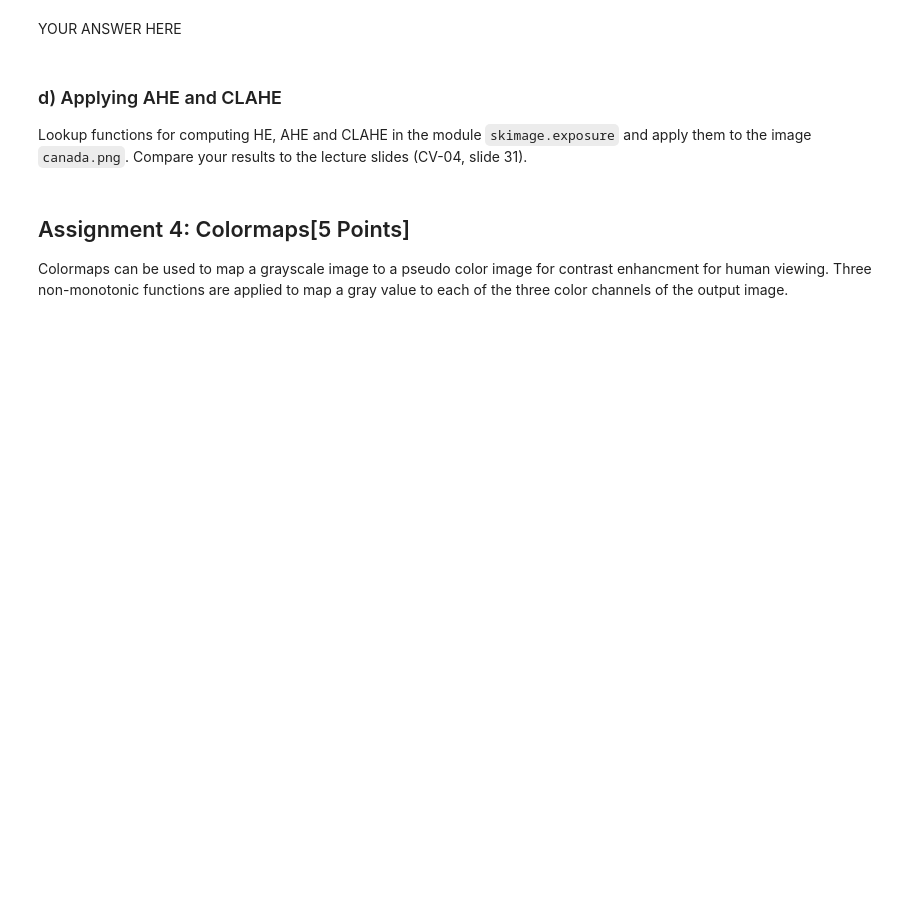
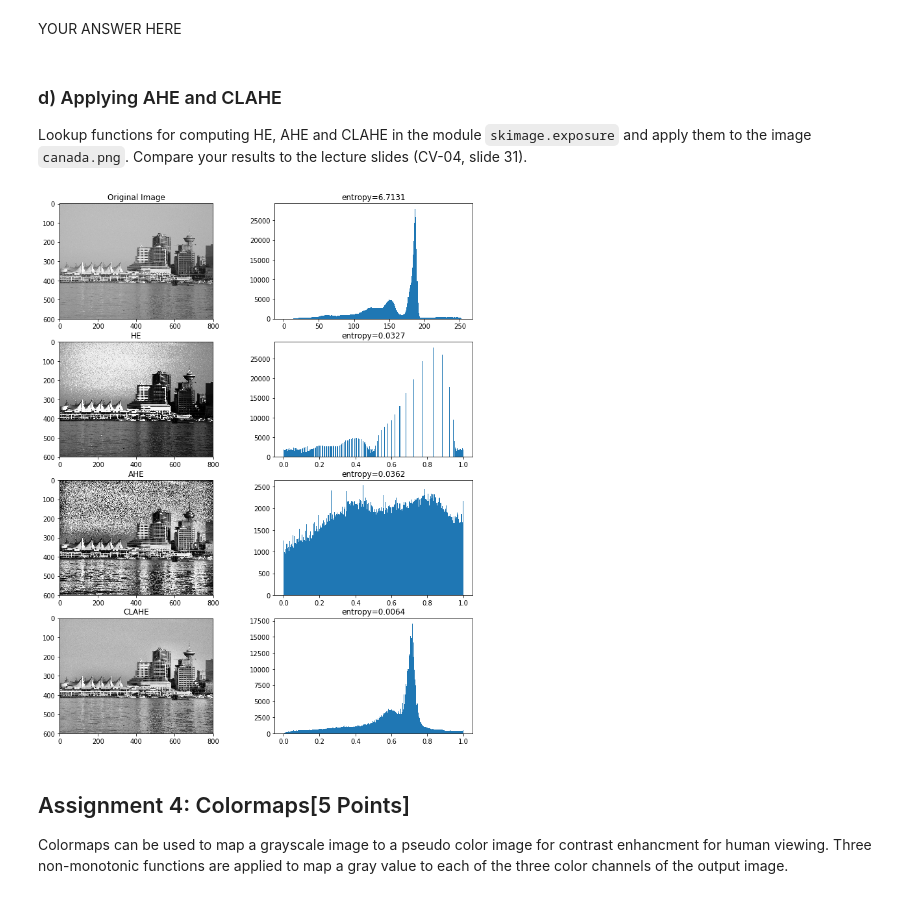
Before and after one commit to Illiou/Computer-Vision-2018, a Jupyter notebook: Sheet 02/sheet02_emanuel.ipynb, the cells around one changed output. Cells and saved outputs as stored; diff of their text form; code cells hidden in the pictures; blank space fills up the shorter version.

```diff
--- a/Sheet 02/sheet02_emanuel.ipynb
+++ b/Sheet 02/sheet02_emanuel.ipynb
@@ -221,46 +221,49 @@ Lookup functions for computing HE, AHE and CLAHE in the module `skimage.exposure
 # %%
 %matplotlib inline
 # YOUR CODE HERE
+from skimage.exposure import equalize_hist, equalize_adapthist
 from imageio import imread
 import matplotlib.pyplot as plt
 
 img = imread('images/canada.png', pilmode='L')
 
-img_he = img # CHANGE THIS
-img_ahe = img # CHANGE THIS
-img_clahe = img # CHANGE THIS
+img_he = equalize_hist(img)
+img_ahe = equalize_adapthist(img, clip_limit=1)
+img_clahe = equalize_adapthist(img)
 # YOUR CODE HERE
 
 plt.figure(figsize=(12, 15))
 plt.subplot(4,2,1)
 plt.title("Original Image")
 plt.imshow(img)
 plt.subplot(4,2,2)
 plt.title("entropy={:.4f}".format(entropy(img)))
 plt.hist(img.flatten(), 256, (0, 255))
 
 plt.subplot(4,2,3)
 plt.title("HE")
 plt.imshow(img_he)
 plt.subplot(4,2,4)
 plt.title("entropy={:.4f}".format(entropy(img_he)))
 plt.hist(img_he.flatten(), 256, (0, 1))
 
 plt.subplot(4,2,5)
 plt.title("AHE")
 plt.imshow(img_ahe)
 plt.subplot(4,2,6)
 plt.title("entropy={:.4f}".format(entropy(img_ahe)))
 plt.hist(img_ahe.flatten(), 256, (0, 1))
 
 plt.subplot(4,2,7)
 plt.title("CLAHE")
 plt.imshow(img_clahe)
 plt.subplot(4,2,8)
 plt.title("entropy={:.4f}".format(entropy(img_clahe)))
 plt.hist(img_clahe.flatten(), 256, (0, 1))
 
 plt.show()
+# %% [output]
+[figure, added]
 # %% [markdown]
 ## Assignment 4: Colormaps[5 Points]
 
```
Also changed, not shown: parts of 2 cells of this notebook, 19 other files.
